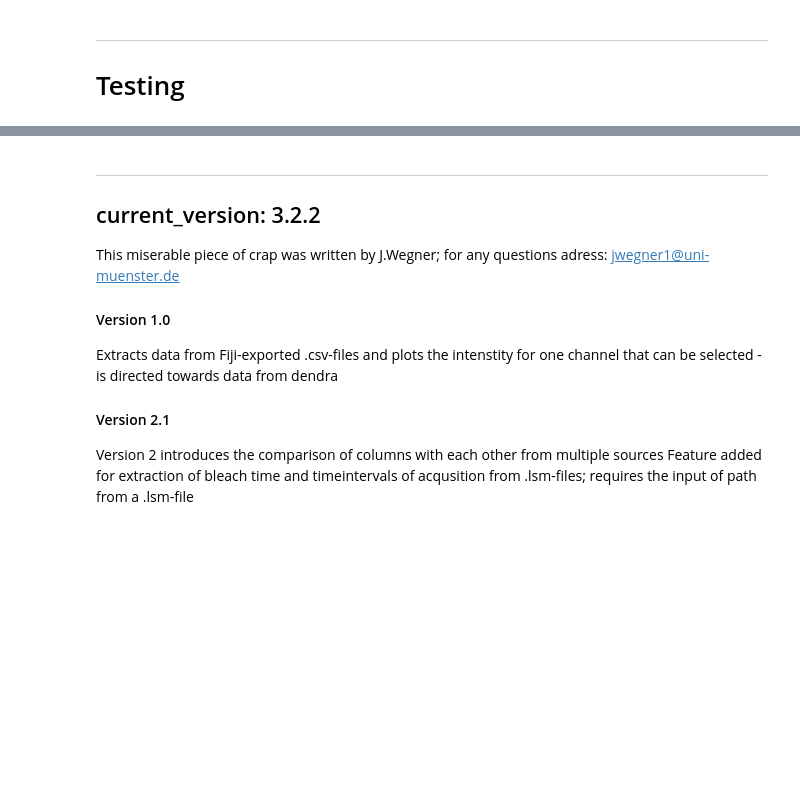
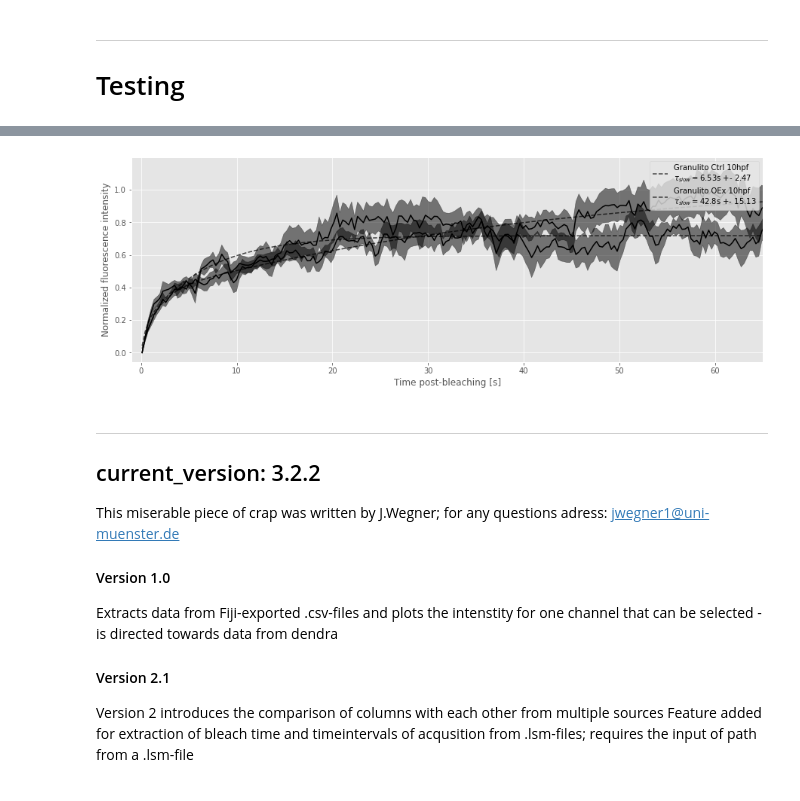
Before and after one commit to Julian-We/iFRAPpy, a Jupyter notebook: JW_iFRAPpy_v3.2.3.ipynb, the cells around one changed output, grey strips where cells are left out. Drawn from its saved outputs; the diff is of its cells as text; code cells hidden in the pictures; blank space fills up the shorter version.

```diff
--- a/JW_iFRAPpy_v3.2.3.ipynb
+++ b/JW_iFRAPpy_v3.2.3.ipynb
@@ -1243,3 +1254,8 @@ graph = plt.plot(xxx, yyy)
+# %%
+glycogen.plot_experiments()
+glycogen.plot_experiments([], plot_all=True)
+# %% [output]
+[figure, added]
 # %% [markdown]
 ---
 current_version: 3.2.2
```
Also changed, not shown: parts of 18 cells of this notebook, 2 other files.
